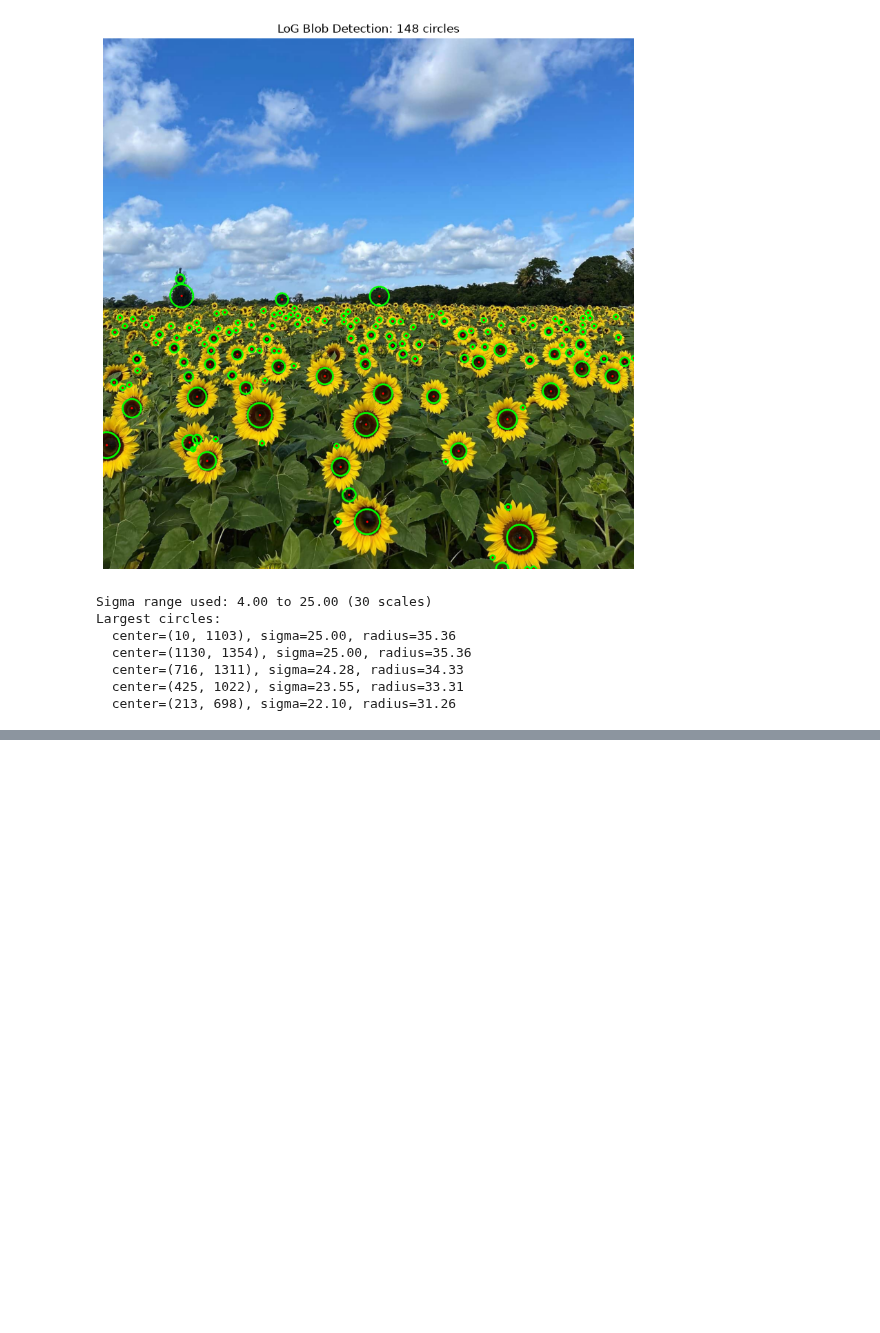
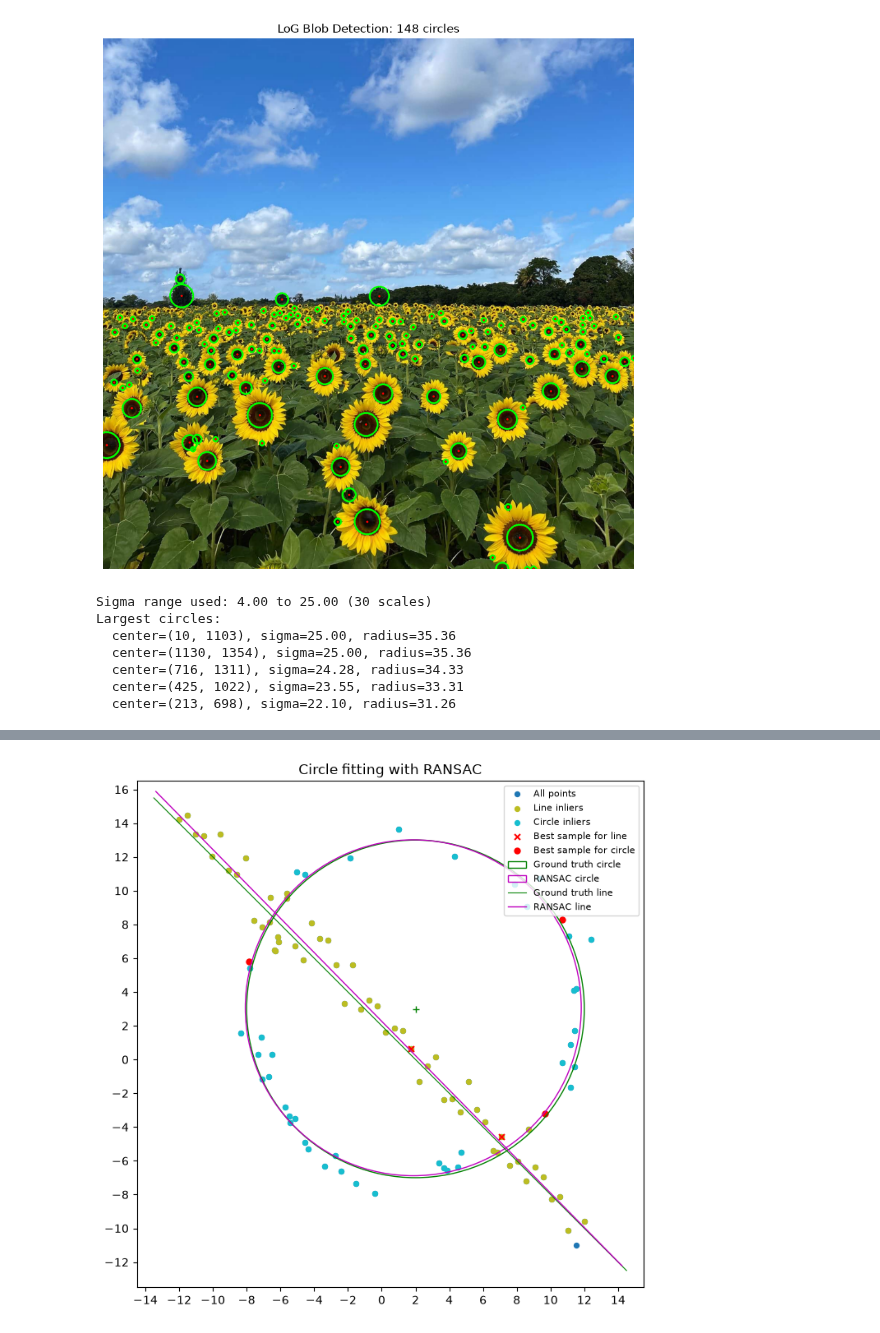
Before and after one commit to buddhi-rash/EN-3160-Assesment-02, a Jupyter notebook: 230352K_a02.ipynb, the cells around one changed output, grey strips where cells are left out. Drawn from its saved outputs; the diff is of its cells as text; code cells hidden in the pictures; blank space fills up the shorter version.

Commit message:
RANSAC

```diff
--- a/230352K_a02.ipynb
+++ b/230352K_a02.ipynb
@@ -150,0 +214,52 @@ Largest circles:
+# %%
+fig, ax = plt.subplots(figsize=(8, 8))
+
+# 1. all points (blue), drawn first so the inliers sit on top
+ax.scatter(X[:, 0], X[:, 1], s=18, c='tab:blue', label='All points')
+
+# 2. line inliers (olive/yellow)
+ax.scatter(X[line_res['mask'], 0], X[line_res['mask'], 1],
+           s=18, c='tab:olive', label='Line inliers')
+
+# 3. circle inliers (cyan), taken from the remnant
+ax.scatter(X_rem[circ_res['mask'], 0], X_rem[circ_res['mask'], 1],
+           s=18, c='tab:cyan', label='Circle inliers')
+
+# 4. best samples (red): x for the line, dots for the circle
+ls = X[line_res['idx']]
+ax.scatter(ls[:, 0], ls[:, 1], marker='x', s=25, c='red', label='Best sample for line')
+cs = X_rem[circ_res['idx']]
+ax.scatter(cs[:, 0], cs[:, 1], marker='o', s=25, c='red', label='Best sample for circle')
+
+# 5. ground truth circle (green) and its center
+ax.add_patch(plt.Circle((x0_gt, y0_gt), r, fill=False, edgecolor='green',
+                        lw=1, label='Ground truth circle'))
+ax.plot(x0_gt, y0_gt, '+', color='green')
+
+# 6. RANSAC circle (magenta)
+cx, cy, rr = circ_res['refit_model']
+ax.add_patch(plt.Circle((cx, cy), rr, fill=False, edgecolor='m',
+                        lw=1, label='RANSAC circle'))
+
+# 7. lines: ground truth (green) and RANSAC (magenta)
+xs = np.array([-13.5, 14.5])
+ax.plot(xs, m*xs + b, color='green', lw=0.8, label='Ground truth line')
+
+a, b_, d = line_res['refit_model']
+p0 = d * np.array([a, b_])            # point on the line closest to the origin
+dirn = np.array([-b_, a])             # line direction
+tt = np.linspace(-40, 40, 200)
+lx, ly = p0[0] + tt*dirn[0], p0[1] + tt*dirn[1]
+keep = (lx >= -13.5) & (lx <= 14.5)   # clip to the plot range
+ax.plot(lx[keep], ly[keep], color='m', lw=1, label='RANSAC line')
+
+ax.set_xlim(-14.5, 15.5)
+ax.set_ylim(-13.5, 16.5)
+ax.set_xticks(range(-14, 15, 2))
+ax.set_yticks(range(-12, 17, 2))
+ax.set_aspect('equal')
+ax.legend(loc='upper right', fontsize=8)
+ax.set_title('Circle fitting with RANSAC')
+plt.show()
+# %% [output]
+[figure, added]
```
Also changed, not shown: parts of 3 cells of this notebook.
